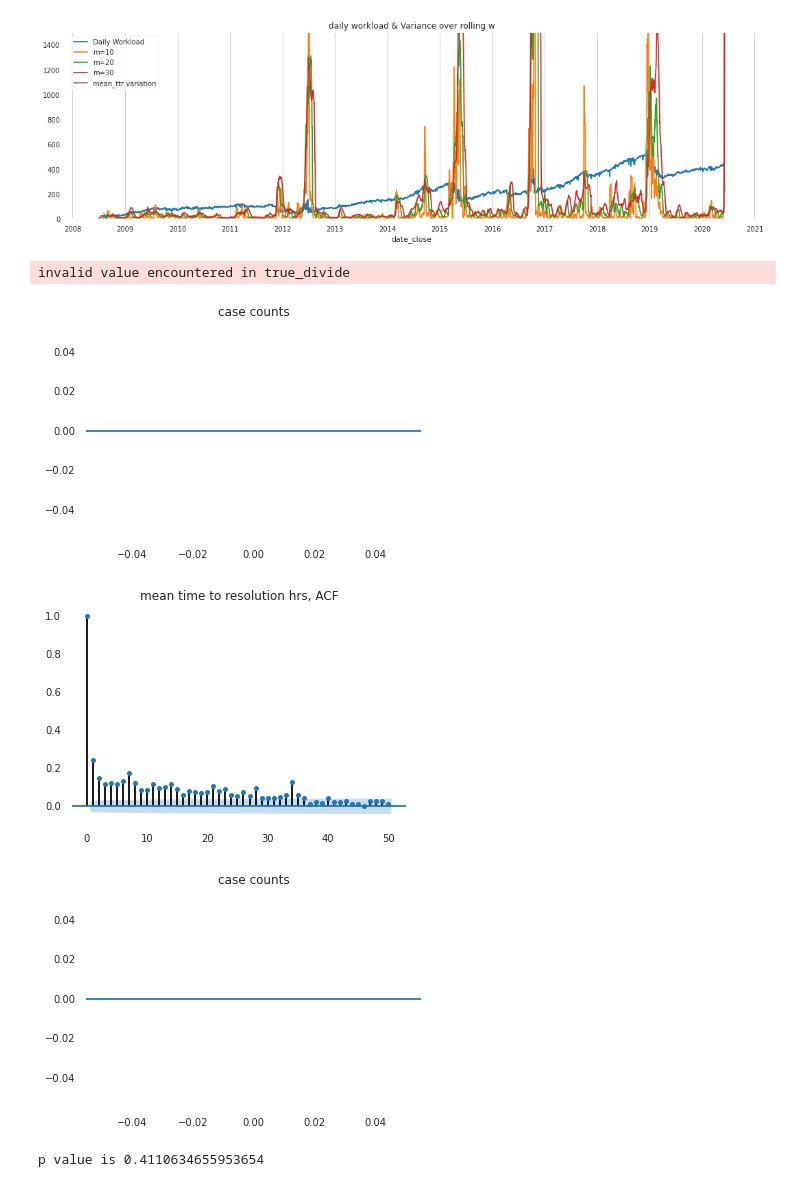
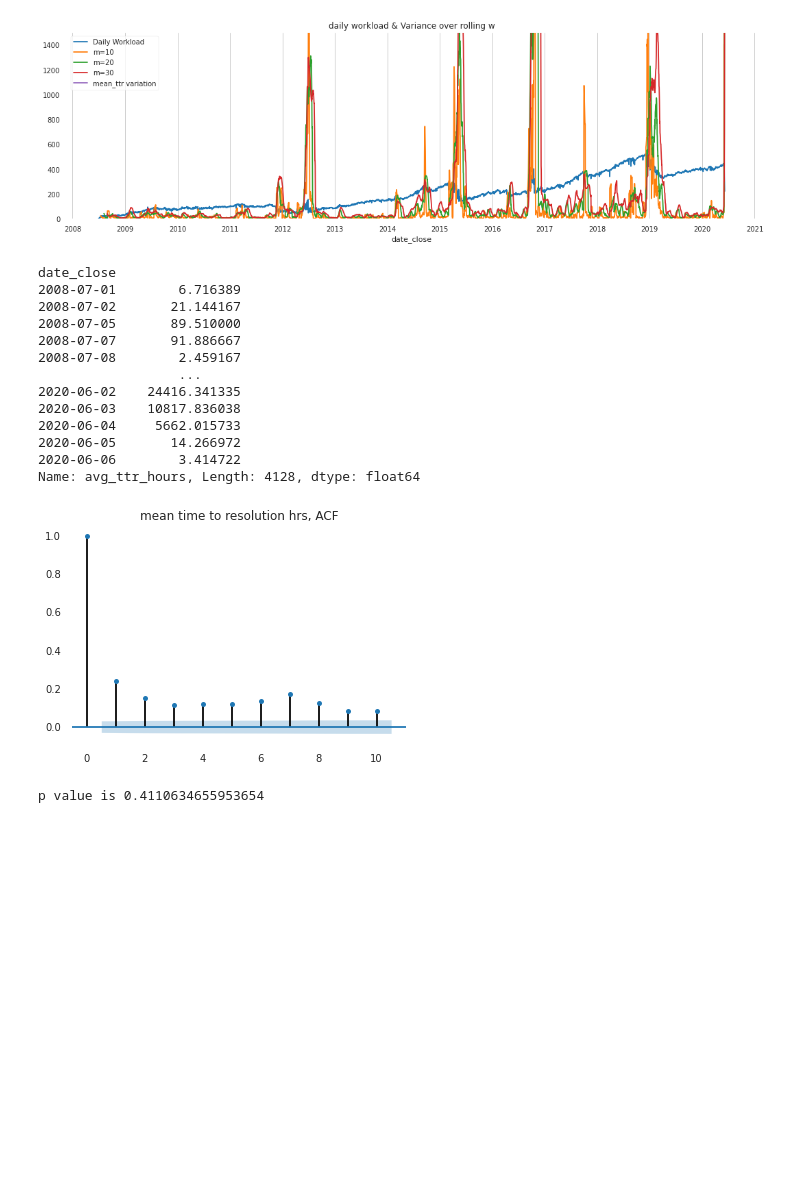
Before and after one commit to dmhliu/DS-Unit-2-Build-dmhliu, a Jupyter notebook: build2.ipynb, the cells around one changed output. Drawn from its saved outputs; the diff is of its cells as text; code cells hidden in the pictures; blank space fills up the shorter version.

```diff
--- a/build2.ipynb
+++ b/build2.ipynb
@@ -782,16 +808,26 @@ plt.show()
 # %%
 from sklearn.linear_model import LinearRegression
 from statsmodels.graphics.tsaplots import plot_acf
 
 x = closed_ttr_day.avg_ttr_hours
-plot_acf(np.array(x),lags=50, title='mean time to resolution hrs, ACF')
+plot_acf(np.array(x),lags=10, title='mean time to resolution hrs, ACF')
 
-plot_acf(np.array(closed_ttr_day.case_count),lags=20, title='case counts')  #check case count (open/close count) autocorrelation
+#plot_acf(np.array(closed_ttr_day.case_count),lags=20, title='case counts')  #check case count (open/close count) autocorrelation
 # %% [output]
-invalid value encountered in true_divide
+date_close
+2008-07-01        6.716389
+2008-07-02       21.144167
+2008-07-05       89.510000
+2008-07-07       91.886667
+2008-07-08        2.459167
+                  ...
+2020-06-02    24416.341335
+2020-06-03    10817.836038
+2020-06-04     5662.015733
+2020-06-05       14.266972
+2020-06-06        3.414722
+Name: avg_ttr_hours, Length: 4128, dtype: float64
-[figure, old version]
+[figure, new version]
-[figure, removed]
-[figure, removed]
 # %%
 from statsmodels.tsa.stattools import adfuller
 result = adfuller(daily_load.iloc[:,0].values)
```
Also changed, not shown: parts of 7 cells of this notebook.
